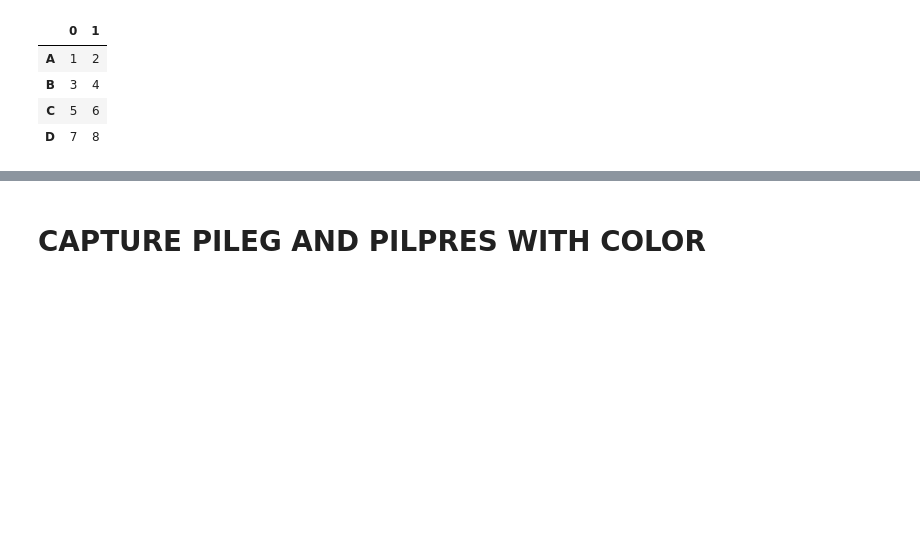
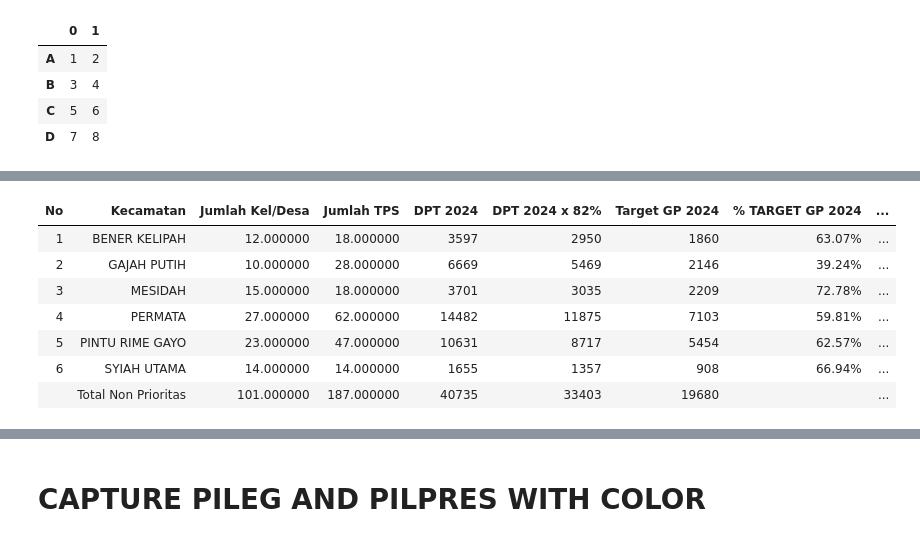
Before and after one commit to AgungPrawoto13/script_python, a Jupyter notebook: capture_data.ipynb, the cells around one changed output, grey strips where cells are left out. Drawn from its saved outputs; the diff is of its cells as text; code cells hidden in the pictures; blank space fills up the shorter version.

```diff
--- a/capture_data.ipynb
+++ b/capture_data.ipynb
@@ -49,12 +69,26 @@ kabkot
     #     'DPT x 82% tes' : dpt_82.sum(),
     #     'TARGET GP 2024 tes' : target_gp.sum()}
 
+def format_type(source):
+    x = source.copy()
+    colum = x.columns.to_list()
+    new_colum = [item for item in colum if item not in ['% TARGET GP 2024','Kecamatan','No']]
+    x['Kecamatan'] = x['Kecamatan'].astype('str')
+
+    for i in new_colum:
+        x[i] = x[i].astype('int64')
+
+    total = x[['Jumlah Kel/Desa','Jumlah TPS','DPT 2024','DPT 2024 x 82%','Target GP 2024']].sum().to_frame().T
+
+    return total
+
 def total(tipe, data):
-    x = data.copy()
-    total = x[['Jumlah Kel/Desa','Jumlah TPS','DPT 2024','DPT 2024 x 82%','Target GP 2024']].sum().to_frame().T
-    total['Kecamatan'] = tipe
+    format = format_type(data)
+    format['Kecamatan'] = tipe
+    format['Kuadran'] = 5
 
-    df = pd.concat([x, total])
+    df = pd.concat([data, format])
+    df = df.reset_index(drop=True)
     return df
 
 def move_column(data):
@@ -64,20 +98,24 @@ def move_column(data):
     tps = data.pop('Jumah TPS')
     kel_des = data.pop('Jumlah Kel/Desa')
     target_gp_per = data.pop('% TARGET GP 2024')
+    No = data.pop('angka')
+    kec = data.pop('Kecamatan')
 
-    data.insert(0, 'Jumlah Kel/Desa', kel_des)
-    data.insert(1, 'Jumlah TPS', tps)
-    data.insert(2, 'DPT 2024', first_column)
-    data.insert(3, 'DPT 2024 x 82%', two_column)
-    data.insert(4, 'Target GP 2024', thre_column)
-    data.insert(5, '% TARGET GP 2024', target_gp_per)
+    data.insert(0, 'No', No)
+    data.insert(1, 'Kecamatan', kec)
+    data.insert(2, 'Jumlah Kel/Desa', kel_des)
+    data.insert(3, 'Jumlah TPS', tps)
+    data.insert(4, 'DPT 2024', first_column)
+    data.insert(5, 'DPT 2024 x 82%', two_column)
+    data.insert(6, 'Target GP 2024', thre_column)
+    data.insert(7, '% TARGET GP 2024', target_gp_per)
 
-    data['Kuadran'].replace('.0','').astype('int64')
+    data['No'] = data['No'].astype('str')
 
     return data
 
 def format_color_groups(df):
-    colors = ['','#FFCECD', '#FFF4D9','','#EBF1F1']
+    colors = ['','#FFCECD', '#FFF4D9','green','#EBF1F1','#FFE7E7']
     x = df.copy()
     factors = list(x['Kuadran'].unique())
 
@@ -191,0 +222,11 @@ df.to_csv(f'{outdir}/asw.csv')
+# %%
+styled_non_prio
+# %% [output]
+| No | Kecamatan | Jumlah Kel/Desa | Jumlah TPS | DPT 2024 | DPT 2024 x 82% | Target GP 2024 | % TARGET GP 2024 | ... |
+| 1 | BENER KELIPAH | 12.000000 | 18.000000 | 3597 | 2950 | 1860 | 63.07% | ... |
+| 2 | GAJAH PUTIH | 10.000000 | 28.000000 | 6669 | 5469 | 2146 | 39.24% | ... |
+| 3 | MESIDAH | 15.000000 | 18.000000 | 3701 | 3035 | 2209 | 72.78% | ... |
+| 4 | PERMATA | 27.000000 | 62.000000 | 14482 | 11875 | 7103 | 59.81% | ... |
+| 5 | PINTU RIME GAYO | 23.000000 | 47.000000 | 10631 | 8717 | 5454 | 62.57% | ... |
+| 6 | SYIAH UTAMA | 14.000000 | 14.000000 | 1655 | 1357 | 908 | 66.94% | ... |
+|  | Total Non Prioritas | 101.000000 | 187.000000 | 40735 | 33403 | 19680 |  | ... |
```
Also changed, not shown: parts of 14 cells of this notebook.
